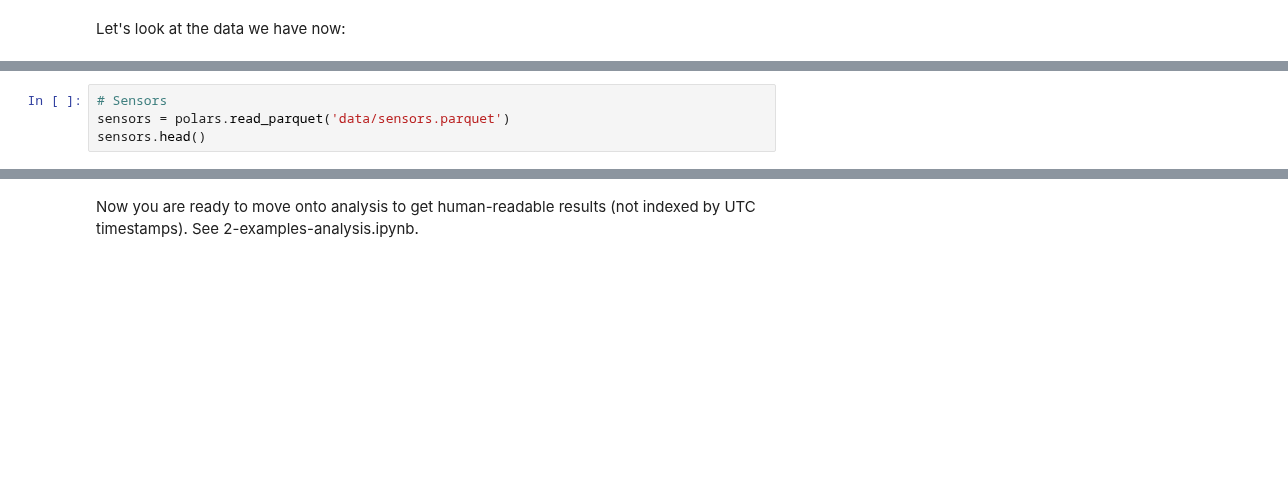
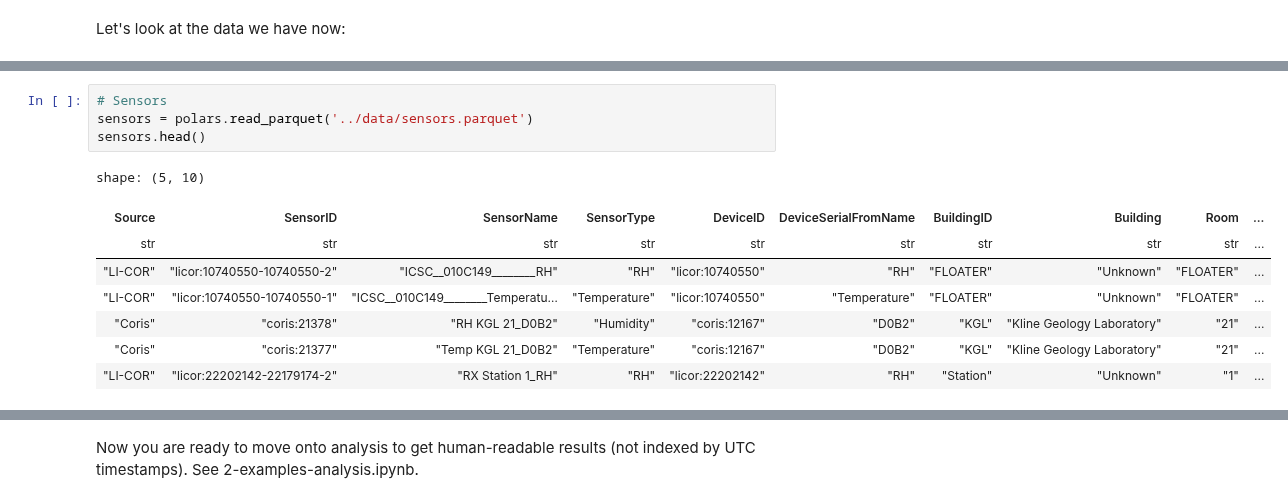
Before and after one commit to Environmental-Pipeline/environmental-sensor-poc, a Jupyter notebook: experiments/1-examples-cron.ipynb, the cells around one changed output, grey strips where cells are left out. Saved outputs shown, nothing was run; the diff lists cells and outputs as text; blank space fills up the shorter version.

```diff
--- a/experiments/1-examples-cron.ipynb
+++ b/experiments/1-examples-cron.ipynb
@@ -117,6 +183,15 @@ device_readings.head()
 # %%
 # Sensors
-sensors = polars.read_parquet('data/sensors.parquet')
+sensors = polars.read_parquet('../data/sensors.parquet')
 sensors.head()
+# %% [output]
+shape: (5, 10)
+| Source | SensorID | SensorName | SensorType | DeviceID | DeviceSerialFromName | BuildingID | Building | Room | ... |
+| str | str | str | str | str | str | str | str | str | ... |
+| "LI-COR" | "licor:10740550-10740550-2" | "ICSC__010C149________RH" | "RH" | "licor:10740550" | "RH" | "FLOATER" | "Unknown" | "FLOATER" | ... |
+| "LI-COR" | "licor:10740550-10740550-1" | "ICSC__010C149________Temperatu… | "Temperature" | "licor:10740550" | "Temperature" | "FLOATER" | "Unknown" | "FLOATER" | ... |
+| "Coris" | "coris:21378" | "RH KGL 21_D0B2" | "Humidity" | "coris:12167" | "D0B2" | "KGL" | "Kline Geology Laboratory" | "21" | ... |
+| "Coris" | "coris:21377" | "Temp KGL 21_D0B2" | "Temperature" | "coris:12167" | "D0B2" | "KGL" | "Kline Geology Laboratory" | "21" | ... |
+| "LI-COR" | "licor:22202142-22179174-2" | "RX Station 1_RH" | "RH" | "licor:22202142" | "RH" | "Station" | "Unknown" | "1" | ... |
 # %%
 # Devices.
```
Also changed, not shown: parts of 14 cells of this notebook, 4 other files.
